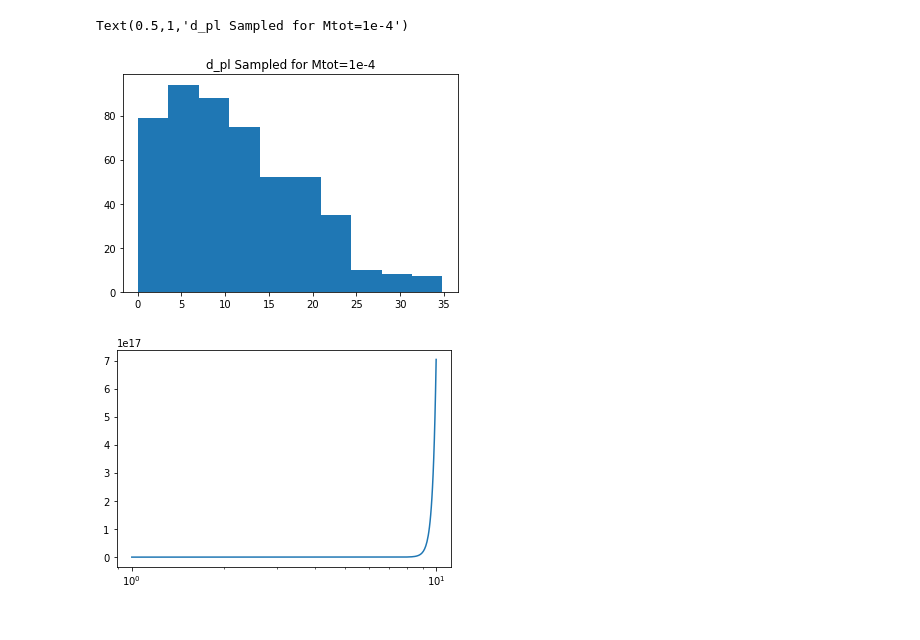
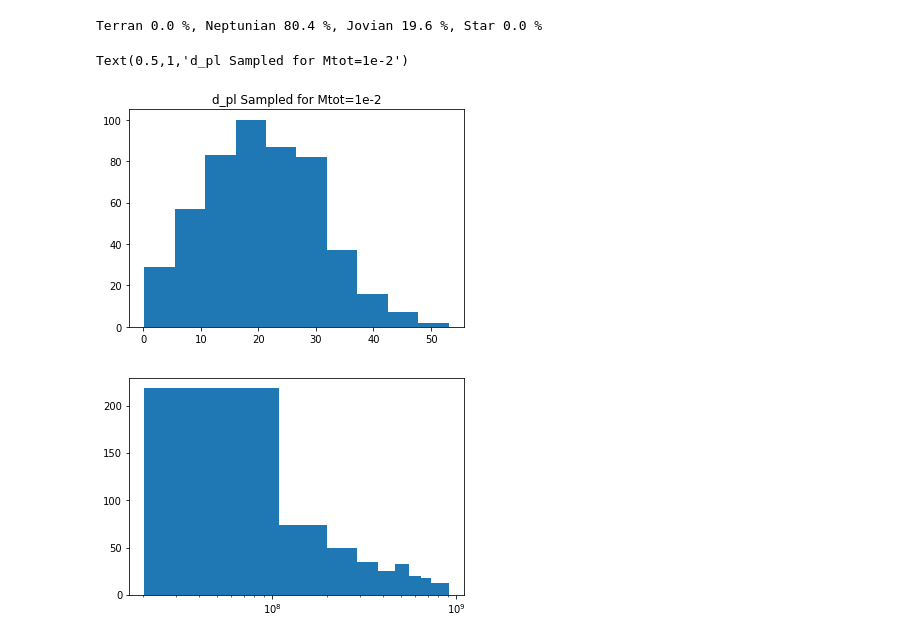
Before and after one commit to LoicNassif/CE-Irregular-Satellites, a Jupyter notebook: src/sampling-Copy2.ipynb, the cells around one changed output. Drawn from its saved outputs; the diff is of its cells as text; code cells hidden in the pictures.

Commit message:
sampling plots changes

```diff
--- a/src/sampling-Copy2.ipynb
+++ b/src/sampling-Copy2.ipynb
@@ -50,19 +52,19 @@ def star_sampler(mean=2., std=1.):
             break
     return Mstar, Lstar, Tstar, dpl
 
-def distance_sampler(mean=30., std=10., survey=None):
+def distance_sampler(mean=30., std=10., survey="GPI"):
     if survey == "GPI":
-        mean = 6.69
+        mean = 20
     elif survey == "SPHERE":
-        mean = 2.93
+        mean = 8.75
     s = 0
     while s <= 0:
         s = random.normal(loc=mean, scale=std)*pc
     return s
 
 def draw_planet():
-    Mmin = 15 # Mearth (Nep)
-    Mmax = 13*318 # Mearth (Jup)
+    Mmin = 21 # Mearth (Nep)
+    Mmax = 5*318 # Mearth (Jup)
     # Draw mass from Nep to 13 Mjup according to m^-0.86 Clanton 16
     totoccurrence = 0.5
     Npts = 1000
@@ -135,7 +137,6 @@ Lstar_list = np.zeros(N)
 Tstar_list = np.zeros(N)
 s_type_list = np.zeros(N)
 d_list = np.zeros(N)
-d_list2 = np.zeros(N)
 a_pl_list = np.zeros(N)
 Mpl_list = np.zeros(N)
 age_list = np.zeros(N)
@@ -143,29 +144,32 @@ age_list = np.zeros(N)
 for i in range(N):
     Mstar, Lstar, Tstar, dpl = star_sampler()
     Mstar_list[i] = Mstar; Lstar_list[i] = Lstar; Tstar_list[i] = Tstar; #s_type_list[i] = s_type
-    d_list[i] = dpl
-    d_list[i] = distance_sampler(survey="GPI")
-    d_list2[i] = distance_sampler(survey="SPHERE")
+    #d_list[i] = dpl
+    d_list[i] = distance_sampler()
     a_pl, Mpl = draw_planet()
     a_pl_list[i] = a_pl; Mpl_list[i] = Mpl
     age_list[i] = age_sampler()*1e6
+
+Rpl_list = mr.Mpost2R(Mpl_list / Mearth, unit='Earth', classify='Yes') # in Earth radius
+# %% [output]
+Terran 0.0 %, Neptunian 80.4 %, Jovian 19.6 %, Star 0.0 %
 # %%
 fig, ax = plt.subplots()
 ax.hist(d_list/pc)
-ax.set_title("d_pl Sampled for Mtot=1e-4")
+ax.set_title("d_pl Sampled for Mtot=1e-2")
 #ax.hist(d_list2/pc)
 # %% [output]
-Text(0.5,1,'d_pl Sampled for Mtot=1e-4')
+Text(0.5,1,'d_pl Sampled for Mtot=1e-2')
-[figure, old version]
+[figure, new version]
 # %%
-domain = np.logspace(0, 0.999, 500)
-f = inverse_cdf(domain)
+domain = np.logspace(1, 3, 500)
+f = cdf(domain)
 fig, ax = plt.subplots()
-ax.plot(domain, f)
-#ax.hist(age_list)
+#ax.plot(domain, f)
+ax.hist(age_list)
 #ax.plot(20, 0, 'ro')
 #ax.plot(135, 0.5, 'ro')
 #ax.plot(620, 0.9, 'ro')
 ax.set_xscale('log')
 # %% [output]
-[figure, old version]
+[figure, new version]
```
Also changed, not shown: parts of 11 cells of this notebook, 3 other files.
